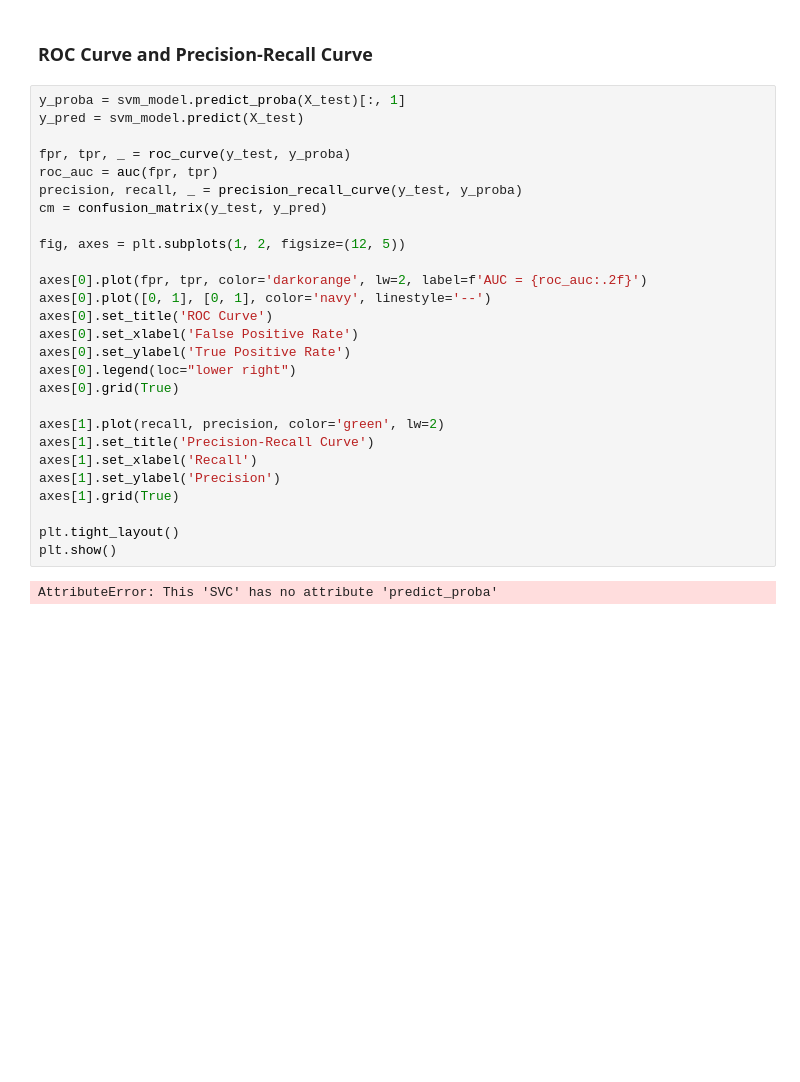
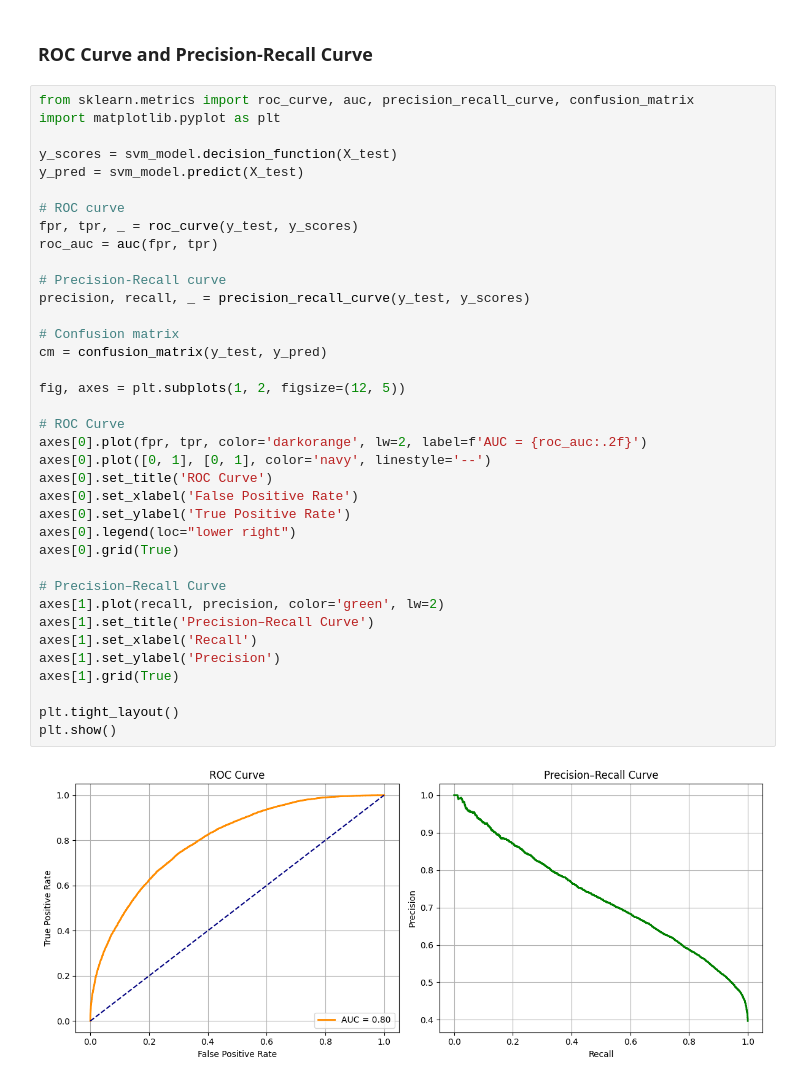
Before and after one commit to Akila-Prabath/Heart-Attack-Predictor, a Jupyter notebook: notebooks/FC212006_Akila/svm_improve.ipynb, the cells around one changed output. Saved outputs shown, nothing was run; the diff lists cells and outputs as text; blank space fills up the shorter version.

Commit message:
Improve SVM model

```diff
--- a/notebooks/FC212006_Akila/svm_improve.ipynb
+++ b/notebooks/FC212006_Akila/svm_improve.ipynb
@@ -184,31 +186,41 @@ plt.show()
 # %% [markdown]
 ### ROC Curve and Precision-Recall Curve
 # %%
-y_proba = svm_model.predict_proba(X_test)[:, 1]
+from sklearn.metrics import roc_curve, auc, precision_recall_curve, confusion_matrix
+import matplotlib.pyplot as plt
+
+y_scores = svm_model.decision_function(X_test)
 y_pred = svm_model.predict(X_test)
 
-fpr, tpr, _ = roc_curve(y_test, y_proba)
+# ROC curve
+fpr, tpr, _ = roc_curve(y_test, y_scores)
 roc_auc = auc(fpr, tpr)
-precision, recall, _ = precision_recall_curve(y_test, y_proba)
+
+# Precision-Recall curve
+precision, recall, _ = precision_recall_curve(y_test, y_scores)
+
+# Confusion matrix
 cm = confusion_matrix(y_test, y_pred)
 
 fig, axes = plt.subplots(1, 2, figsize=(12, 5))
 
+# ROC Curve
 axes[0].plot(fpr, tpr, color='darkorange', lw=2, label=f'AUC = {roc_auc:.2f}')
 axes[0].plot([0, 1], [0, 1], color='navy', linestyle='--')
 axes[0].set_title('ROC Curve')
 axes[0].set_xlabel('False Positive Rate')
 axes[0].set_ylabel('True Positive Rate')
 axes[0].legend(loc="lower right")
 axes[0].grid(True)
 
+# Precision–Recall Curve
 axes[1].plot(recall, precision, color='green', lw=2)
-axes[1].set_title('Precision-Recall Curve')
+axes[1].set_title('Precision–Recall Curve')
 axes[1].set_xlabel('Recall')
 axes[1].set_ylabel('Precision')
 axes[1].grid(True)
 
 plt.tight_layout()
 plt.show()
 # %% [output]
-AttributeError: This 'SVC' has no attribute 'predict_proba'
+[figure, added]
```
Also changed, not shown: parts of 9 cells of this notebook, 1 other file.
